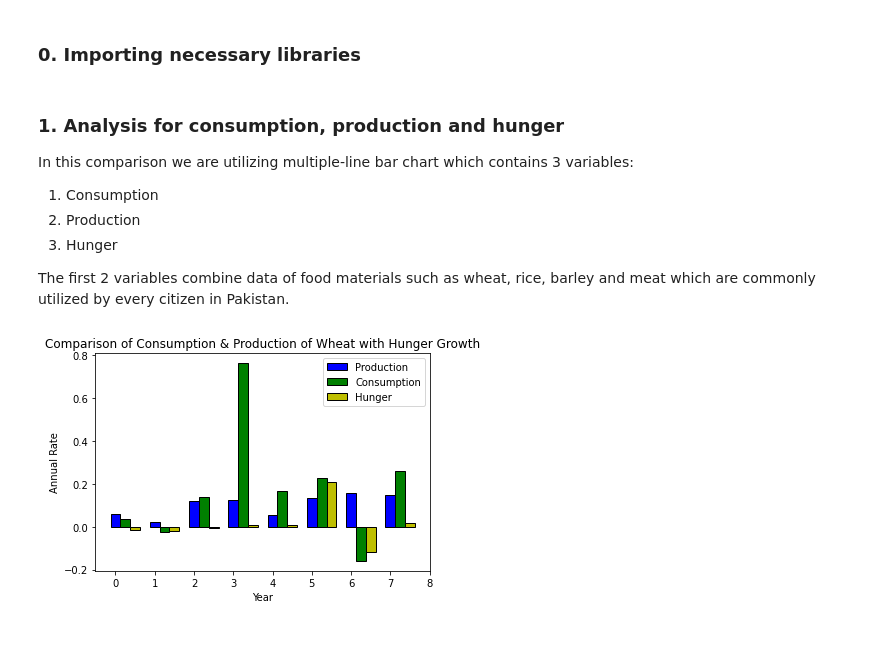
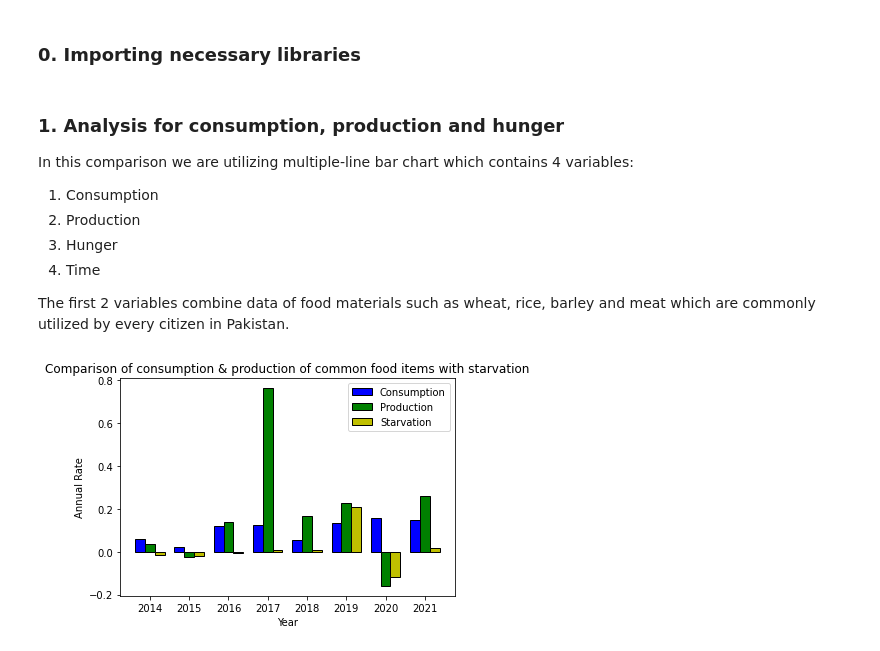
Before and after one commit to eqan/Starvation-Period-Analysis-And-Forecast, a Jupyter notebook: Project.ipynb, the cells around one changed output. Saved outputs shown, nothing was run; the diff lists cells and outputs as text; code cells hidden in the pictures.

```diff
--- a/Project.ipynb
+++ b/Project.ipynb
@@ -20,38 +20,40 @@ import seaborn as sns
 import matplotlib.pyplot as plt
 # %% [markdown]
 ### 1. Analysis for consumption, production and hunger
-In this comparison we are utilizing multiple-line bar chart which contains 3 variables:
+In this comparison we are utilizing multiple-line bar chart which contains 4 variables:
 
 1. Consumption
 2. Production
 3. Hunger
+4. Time
 
 The first 2 variables combine data of food materials such as wheat, rice, barley and meat which are commonly utilized by every citizen in Pakistan.
 # %%
 data = pd.read_csv(r'./Project-Dataset.csv', skiprows=range(1,55))
 
 n=len(data)
 r = np.arange(n)
 width = 0.25
 
 plt.bar(r, (data["Wheat Consumption Growth Rate"] + data["Barley Consumption Growth Rate"] + data["Meat Consumption Growth Rate"] + data["Rice Consumption Growth Rate"] )/4, color = 'b',
         width = width, edgecolor = 'black',
-        label='Production')
+        label='Consumption')
 
 plt.bar(r+width, (data["Wheat Production Growth Rate"] + data["Barley Production Growth Rate"] + data["Meat Production Growth Rate"] + data["Rice Production Growth Rate"] )/4, color = 'g',
         width = width, edgecolor = 'black',
-        label='Consumption')
+        label='Production')
 
 plt.bar(r+width*2, data["Hunger Annual Change"], color = 'y',
         width = width, edgecolor = 'black',
-        label='Hunger')
+        label='Starvation')
 
 
 plt.xlabel("Year")
 plt.ylabel("Annual Rate")
-plt.title("Comparison of Consumption & Production of Wheat with Hunger Growth")
+plt.title("Comparison of consumption & production of common food items with starvation")
+plt.xticks(r + width, data["Year"])
 plt.legend()
 
 plt.show()
 # %% [output]
-[figure, old version]
+[figure, new version]
```
Also changed, not shown: parts of 7 cells of this notebook, 2 other files.
